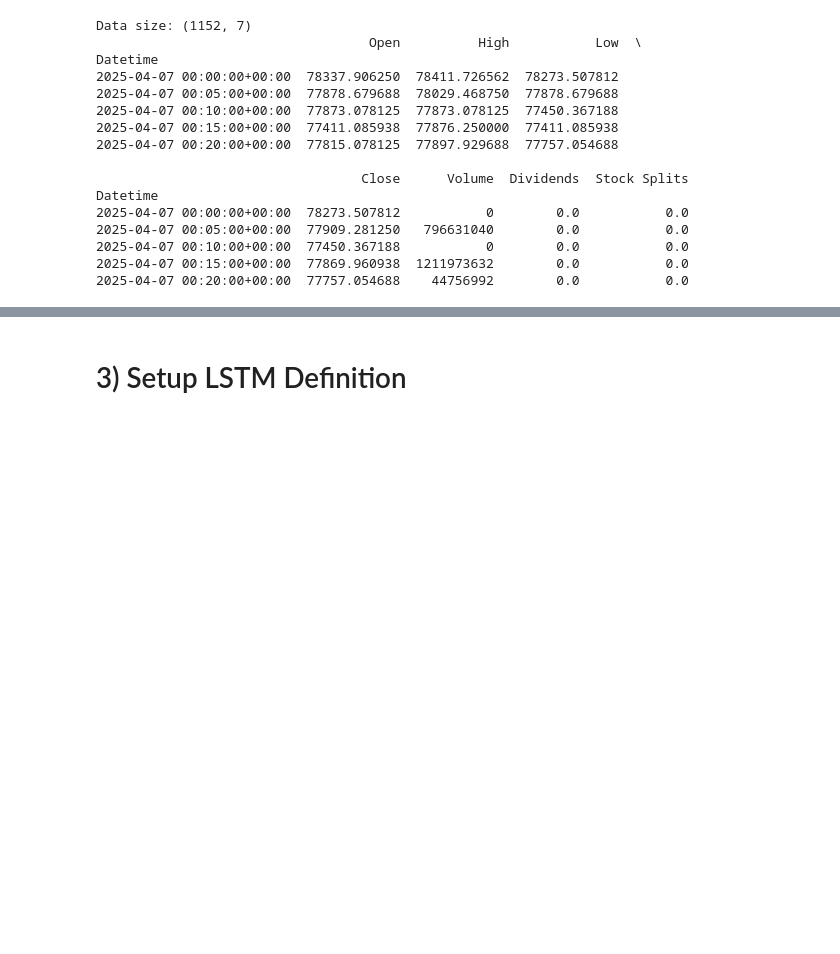
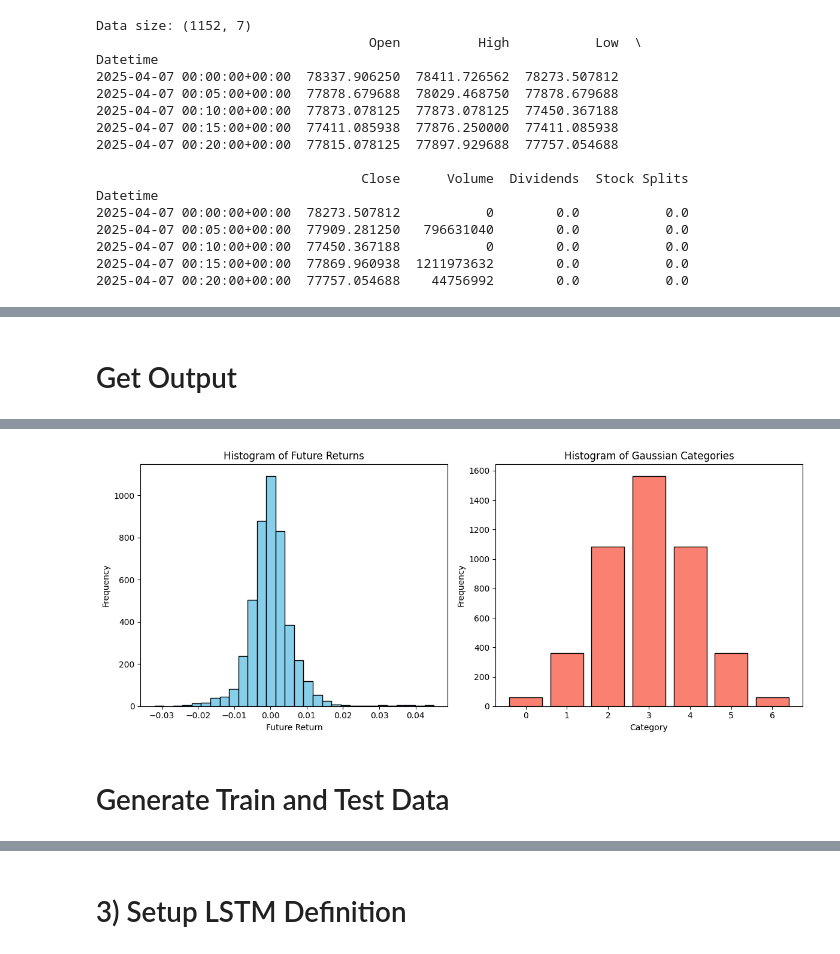
Before and after one commit to Nairlav/Finance, a Jupyter notebook: Projects/LSTM_Strategy.ipynb, the cells around one changed output, grey strips where cells are left out. Cells and saved outputs as stored; diff of their text form; code cells hidden in the pictures; blank space fills up the shorter version.

```diff
--- a/Projects/LSTM_Strategy.ipynb
+++ b/Projects/LSTM_Strategy.ipynb
@@ -57,9 +60,9 @@ interval = "5m"
 
 #data_request = vbt.BinanceData.download(ticker_Binance, start= start, end = end, interval = interval)
 data_request = vbt.YFData.download(ticker_YFinance, start= start, end = end, interval = interval)
-data = data_request.get()
-print("Data size:",data.shape)
-print(data.head())
+data_v0 = data_request.get()
+print("Data size:",data_v0.shape)
+print(data_v0.head())
 
 #data.vbt.ohlcv.plot(plot_type="candlestick",show_volume=True)
 #plt.plot(data.index,data["Close"])
@@ -106,15 +109,16 @@ def extend_OHLC_in_data(data):
                   "Volume": v_row})
 
   input = pd.DataFrame(rows)
-  #input.set_index("Datetime", inplace=True)
+  input.set_index("Datetime", inplace=True)
   return input
 
-input = extend_OHLC_in_data(data)
-print("Data Shape:",data.shape)
-print("Input Shape:",input.shape)
-print(input)
+data_v1 = extend_OHLC_in_data(data_v0)
+print("Data_v0 Shape:",data_v0.shape)
+print("Data_v1 Shape:",data_v1.shape)
+print(data_v1)
+
 show_plot  = False
 if show_plot:
-  plt.plot(input["Price"])
+  plt.plot(data_v1["Price"])
   plt.show()
 # %% [output]
@@ -215,0 +142,2 @@ plt.show()
+# %% [markdown]
+# Get Output
@@ -215,0 +213,14 @@ plt.show()
+# %%
+# Parameters
+n = 7  # number of categories
+look_forward = 20
+range_std = 3  # 1 = 68,27%, 2 = 95.45%, 3 =	99.73%, , 4 = 99.99% of data
+
+data_v1 = extend_OHLC_in_data(data_v0)
+input = pd.DataFrame(data_v1["Price"])
+
+output = generate_output_category(input, n,look_forward, range_std)
+
+print(output.head(n + look_forward))
+verification_output(output)
+# %% [output]
@@ -215,0 +244,3 @@ plt.show()
+[figure, added]
+# %% [markdown]
+# Generate Train and Test Data
```
Also changed, not shown: parts of 22 cells of this notebook.
